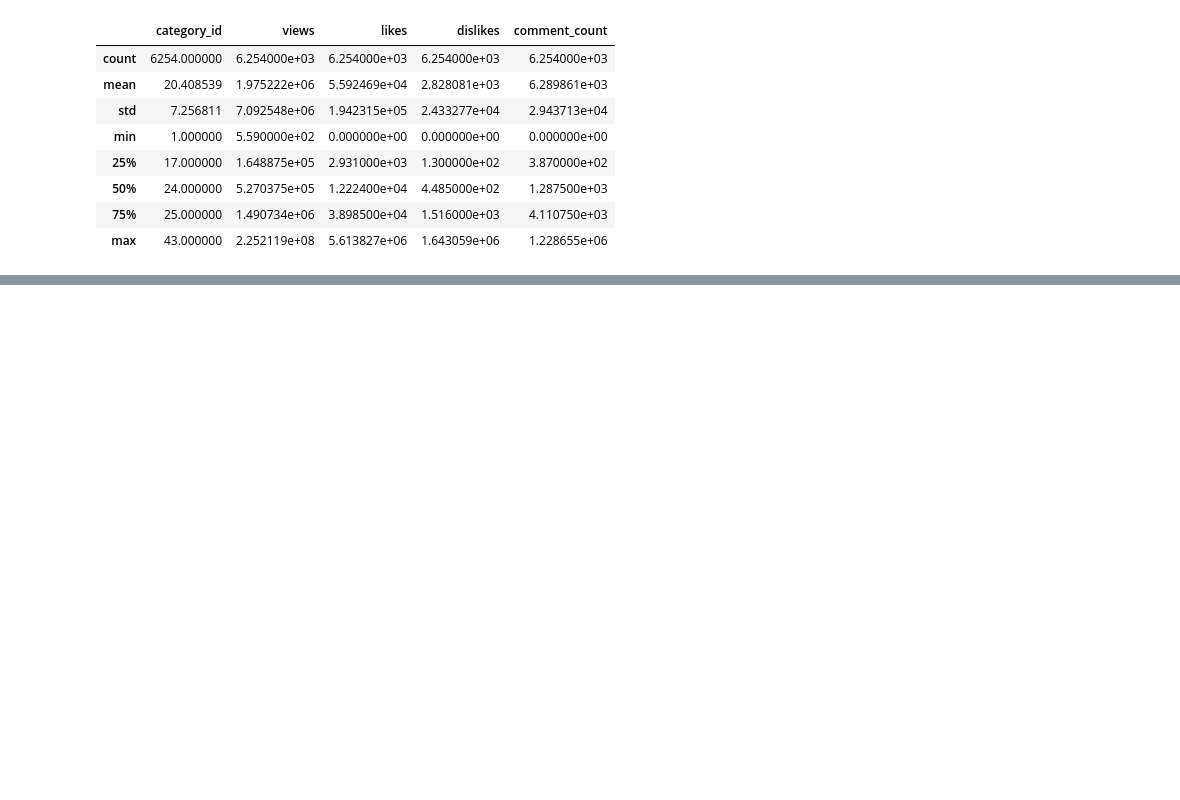
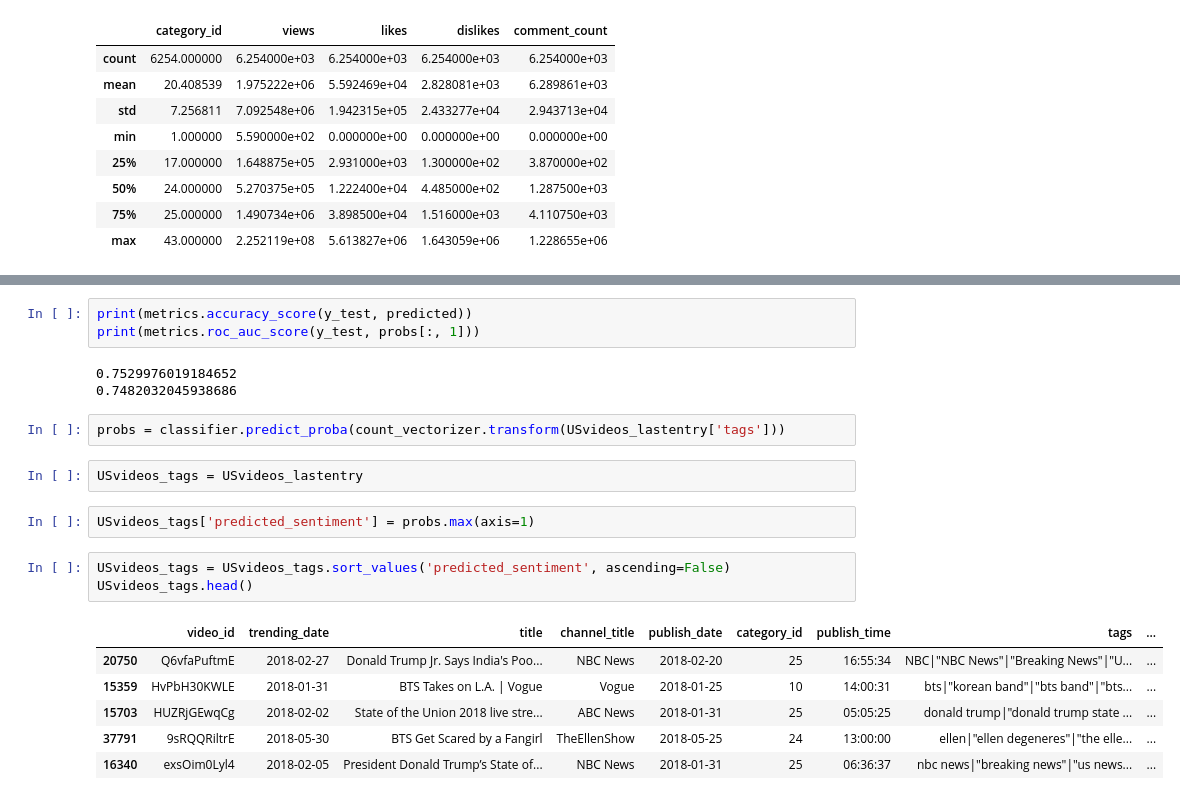
Before and after one commit to TheSeeker23/YoutubeClassifier, a Jupyter notebook: Analyzing features weight for YouTube trending.ipynb, the cells around one changed output, grey strips where cells are left out. Saved outputs shown, nothing was run; the diff lists cells and outputs as text; blank space fills up the shorter version.

```diff
--- a/Analyzing features weight for YouTube trending.ipynb
+++ b/Analyzing features weight for YouTube trending.ipynb
@@ -190,0 +338,22 @@ USvideos_lastentry.describe()
+# %%
+print(metrics.accuracy_score(y_test, predicted))
+print(metrics.roc_auc_score(y_test, probs[:, 1]))
+# %% [output]
+0.7529976019184652
+0.7482032045938686
+# %%
+probs = classifier.predict_proba(count_vectorizer.transform(USvideos_lastentry['tags']))
+# %%
+USvideos_tags = USvideos_lastentry
+# %%
+USvideos_tags['predicted_sentiment'] = probs.max(axis=1)
+# %%
+USvideos_tags = USvideos_tags.sort_values('predicted_sentiment', ascending=False)
+USvideos_tags.head()
+# %% [output]
+|  | video_id | trending_date | title | channel_title | publish_date | category_id | publish_time | tags | ... |
+| 20750 | Q6vfaPuftmE | 2018-02-27 | Donald Trump Jr. Says India's Poo... | NBC News | 2018-02-20 | 25 | 16:55:34 | NBC|"NBC News"|"Breaking News"|"U... | ... |
+| 15359 | HvPbH30KWLE | 2018-01-31 | BTS Takes on L.A. | Vogue | Vogue | 2018-01-25 | 10 | 14:00:31 | bts|"korean band"|"bts band"|"bts... | ... |
+| 15703 | HUZRjGEwqCg | 2018-02-02 | State of the Union 2018 live stre... | ABC News | 2018-01-31 | 25 | 05:05:25 | donald trump|"donald trump state ... | ... |
+| 37791 | 9sRQQRiltrE | 2018-05-30 | BTS Get Scared by a Fangirl | TheEllenShow | 2018-05-25 | 24 | 13:00:00 | ellen|"ellen degeneres"|"the elle... | ... |
+| 16340 | exsOim0Lyl4 | 2018-02-05 | President Donald Trump’s State of... | NBC News | 2018-01-31 | 25 | 06:36:37 | nbc news|"breaking news"|"us news... | ... |
```
Also changed, not shown: parts of 29 cells of this notebook.
